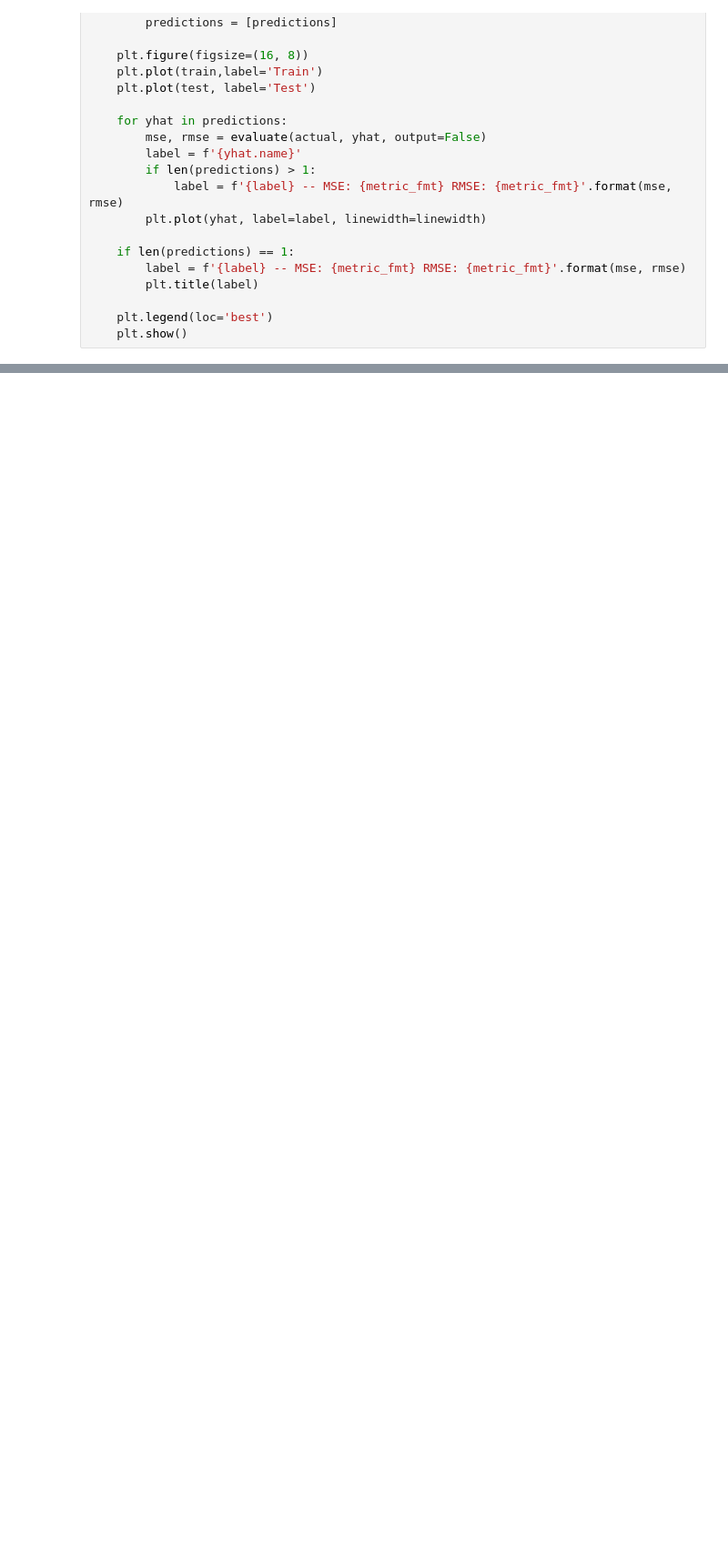
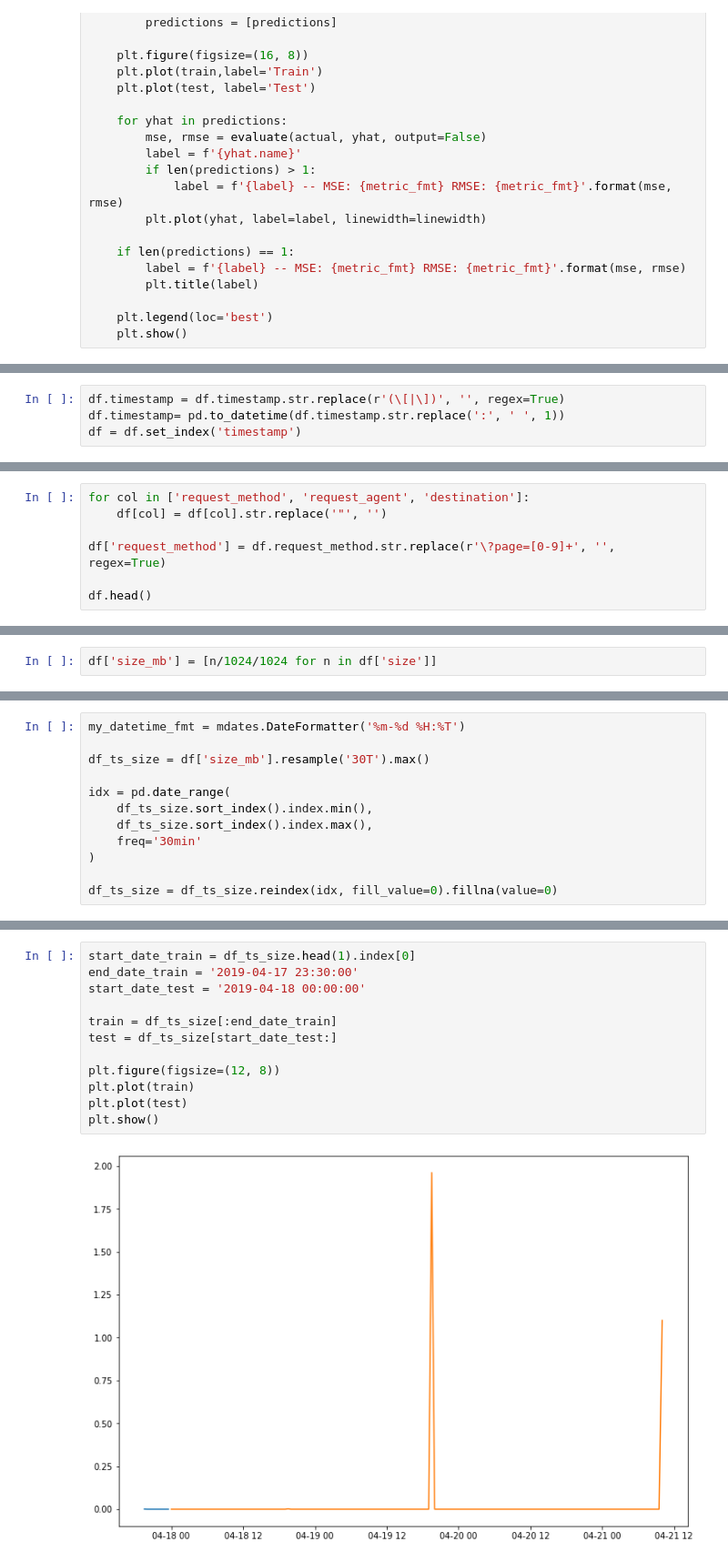
Before and after one commit to Mattsantos541/ds-methodologies-exercises, a Jupyter notebook: anomaly_detection/time_series_anomaly_detection.py or time_series_anomaly_detection..ipynb, the cells around one changed output, grey strips where cells are left out. Shown at 91% size. Cells and saved outputs as stored; diff of their text form; blank space fills up the shorter version.

Commit message:
graphjs

```diff
--- a/anomaly_detection/time_series_anomaly_detection.py or time_series_anomaly_detection..ipynb
+++ b/anomaly_detection/time_series_anomaly_detection.py or time_series_anomaly_detection..ipynb
@@ -82,0 +104,4 @@ df = df_orig.append(new)
+# %%
+df.timestamp = df.timestamp.str.replace(r'(\[|\])', '', regex=True)
+df.timestamp= pd.to_datetime(df.timestamp.str.replace(':', ' ', 1))
+df = df.set_index('timestamp')
@@ -82,0 +110,7 @@ df = df_orig.append(new)
+# %%
+for col in ['request_method', 'request_agent', 'destination']:
+    df[col] = df[col].str.replace('"', '')
+
+df['request_method'] = df.request_method.str.replace(r'\?page=[0-9]+', '', regex=True)
+
+df.head()
@@ -82,0 +127,2 @@ df = df_orig.append(new)
+# %%
+df['size_mb'] = [n/1024/1024 for n in df['size']]
@@ -82,0 +141,12 @@ df = df_orig.append(new)
+# %%
+my_datetime_fmt = mdates.DateFormatter('%m-%d %H:%T')
+
+df_ts_size = df['size_mb'].resample('30T').max()
+
+idx = pd.date_range(
+    df_ts_size.sort_index().index.min(),
+    df_ts_size.sort_index().index.max(),
+    freq='30min'
+)
+
+df_ts_size = df_ts_size.reindex(idx, fill_value=0).fillna(value=0)
@@ -82,0 +155,14 @@ df = df_orig.append(new)
+# %%
+start_date_train = df_ts_size.head(1).index[0]
+end_date_train = '2019-04-17 23:30:00'
+start_date_test = '2019-04-18 00:00:00'
+
+train = df_ts_size[:end_date_train]
+test = df_ts_size[start_date_test:]
+
+plt.figure(figsize=(12, 8))
+plt.plot(train)
+plt.plot(test)
+plt.show()
+# %% [output]
+[figure, added]
```
Also changed, not shown: parts of 30 cells of this notebook.
